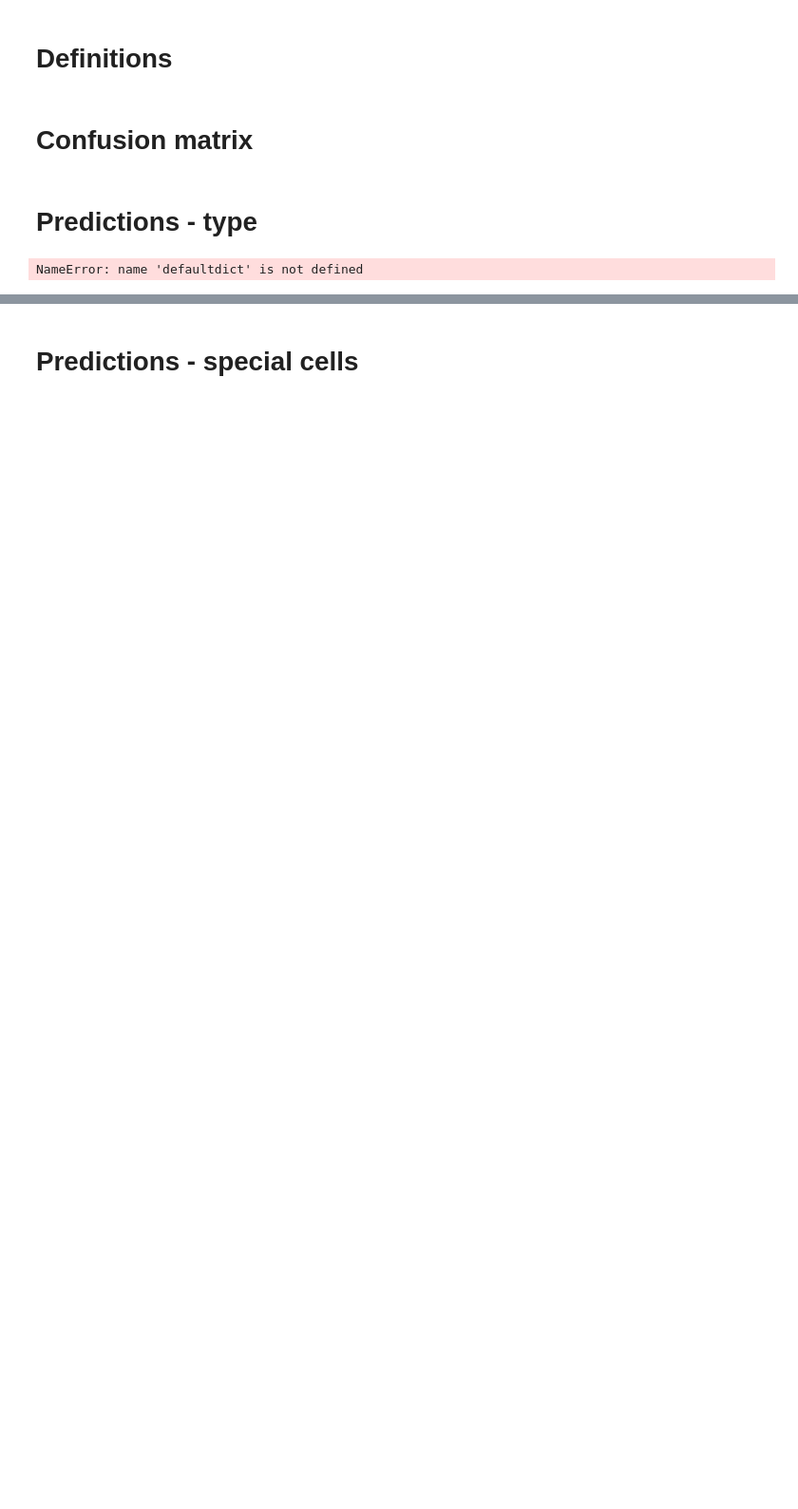
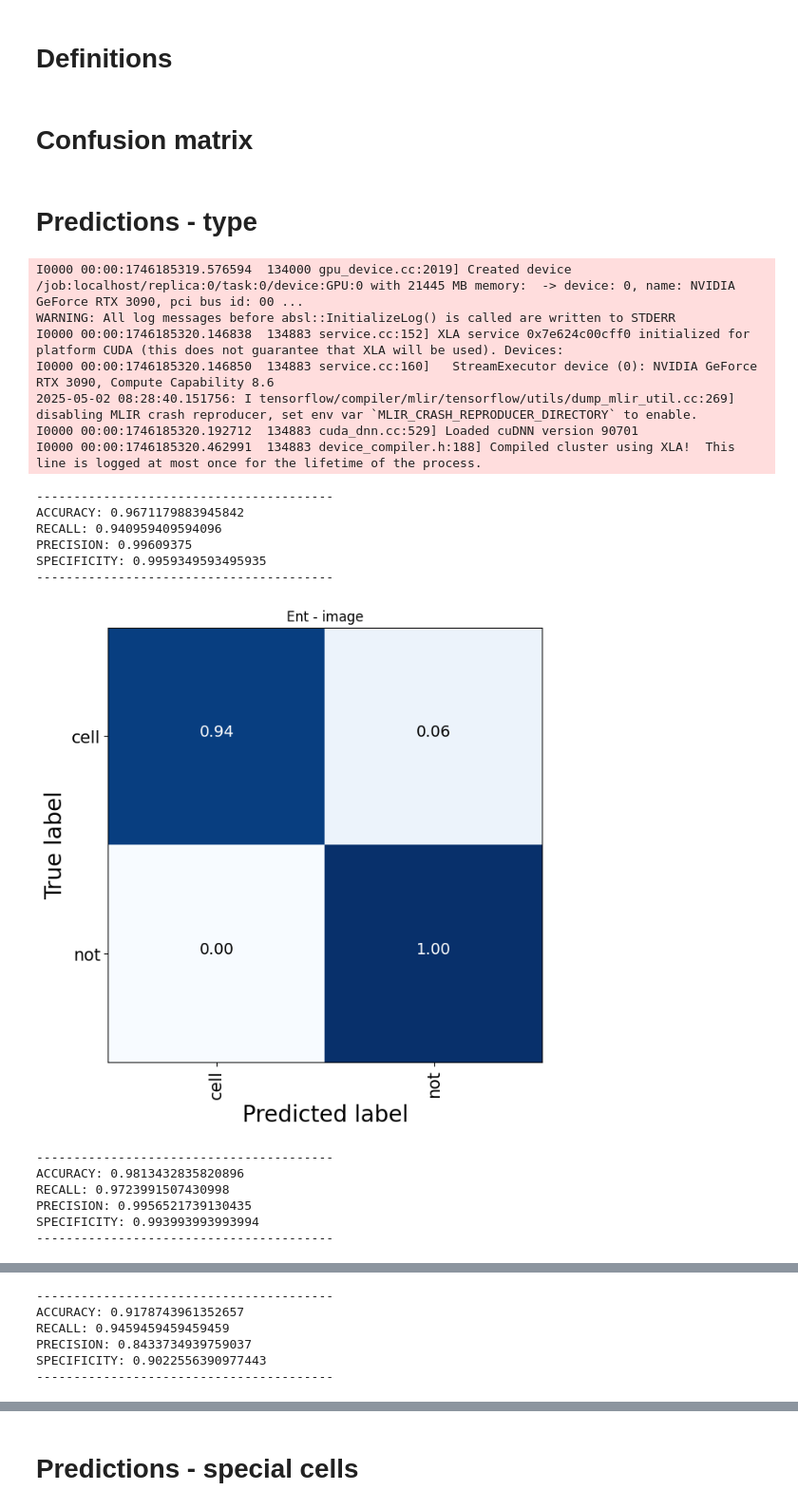
Before and after one commit to RawthiL/giar_ina_dev, a Jupyter notebook: notebooks/result_analysis/Resultados_seccion.ipynb, the cells around one changed output, grey strips where cells are left out. Shown at 95% size. Drawn from its saved outputs; the diff is of its cells as text; code cells hidden in the pictures; blank space fills up the shorter version.

```diff
--- a/notebooks/result_analysis/Resultados_seccion.ipynb
+++ b/notebooks/result_analysis/Resultados_seccion.ipynb
@@ -43,3 +18,10 @@ JSON_PATH = os.path.join(TEMP_PATH, 'datasets_area_data.json')
+# %%
+sys.path.insert(0, "../../")
+from config import CROPPED_PATH, MODELS_PATH
+
+# Paths
+TEST_PATH = os.path.join(CROPPED_PATH, 'ina', 'labeled_images', 'VGG16_kmeans_v0', 'test')
+MODEL_PATH= os.path.join(MODELS_PATH, 'supervised', 'model_Encoder_SSIM+MAE0 (1).keras')
 # %% [markdown]
 # Confusion matrix
 # %%
@@ -107,29 +89,48 @@ def plot_conf_matrix(model, generator, titulo='Confusion matrix'):
 # %%
 types_images=['cells', 'not']
 images_groups = defaultdict(list)
 
 for i in types_images:
-  path_tmp=os.path.join(test_path,i)
+  path_tmp=os.path.join(TEST_PATH,i)
   images=os.listdir(path_tmp)
   if i=='special_cells' or i=='cells' :
     y=[1,0]
   else:
     y=[0,1]
 
   for img in images:
       prefix = img[:3]
       path_image=os.path.join(path_tmp,img)
       img = image.load_img(path_image, color_mode='grayscale', target_size=(128, 128))
       img=np.array(img) / 255.0
       img = np.expand_dims(img, axis=-1)
       img = np.expand_dims(img, axis=0)
       images_groups[prefix].append([img,y])
 
 
 images_groups  = dict(images_groups )
 
-model = load_model(model_path)
+model = load_model(MODEL_PATH)
 for name,imgs in images_groups.items():
   plot_conf_matrix(model, imgs, name + ' - image')
 # %% [output]
-NameError: name 'defaultdict' is not defined
+I0000 00:00:1746185319.576594  134000 gpu_device.cc:2019] Created device /job:localhost/replica:0/task:0/device:GPU:0 with 21445 MB memory:  -> device: 0, name: NVIDIA GeForce RTX 3090, pci bus id: 00 ...
+WARNING: All log messages before absl::InitializeLog() is called are written to STDERR
+I0000 00:00:1746185320.146838  134883 service.cc:152] XLA service 0x7e624c00cff0 initialized for platform CUDA (this does not guarantee that XLA will be used). Devices:
+I0000 00:00:1746185320.146850  134883 service.cc:160]   StreamExecutor device (0): NVIDIA GeForce RTX 3090, Compute Capability 8.6
+2025-05-02 08:28:40.151756: I tensorflow/compiler/mlir/tensorflow/utils/dump_mlir_util.cc:269] disabling MLIR crash reproducer, set env var `MLIR_CRASH_REPRODUCER_DIRECTORY` to enable.
+I0000 00:00:1746185320.192712  134883 cuda_dnn.cc:529] Loaded cuDNN version 90701
+I0000 00:00:1746185320.462991  134883 device_compiler.h:188] Compiled cluster using XLA!  This line is logged at most once for the lifetime of the process.
+----------------------------------------
+ACCURACY: 0.9671179883945842
+RECALL: 0.940959409594096
+PRECISION: 0.99609375
+SPECIFICITY: 0.9959349593495935
+----------------------------------------
+[figure, added]
+----------------------------------------
+ACCURACY: 0.9813432835820896
+RECALL: 0.9723991507430998
+PRECISION: 0.9956521739130435
+SPECIFICITY: 0.993993993993994
+----------------------------------------
@@ -135,0 +138,6 @@ NameError: name 'defaultdict' is not defined
+----------------------------------------
+ACCURACY: 0.9178743961352657
+RECALL: 0.9459459459459459
+PRECISION: 0.8433734939759037
+SPECIFICITY: 0.9022556390977443
+----------------------------------------
```
Also changed, not shown: parts of 6 cells of this notebook, 6 other files.
